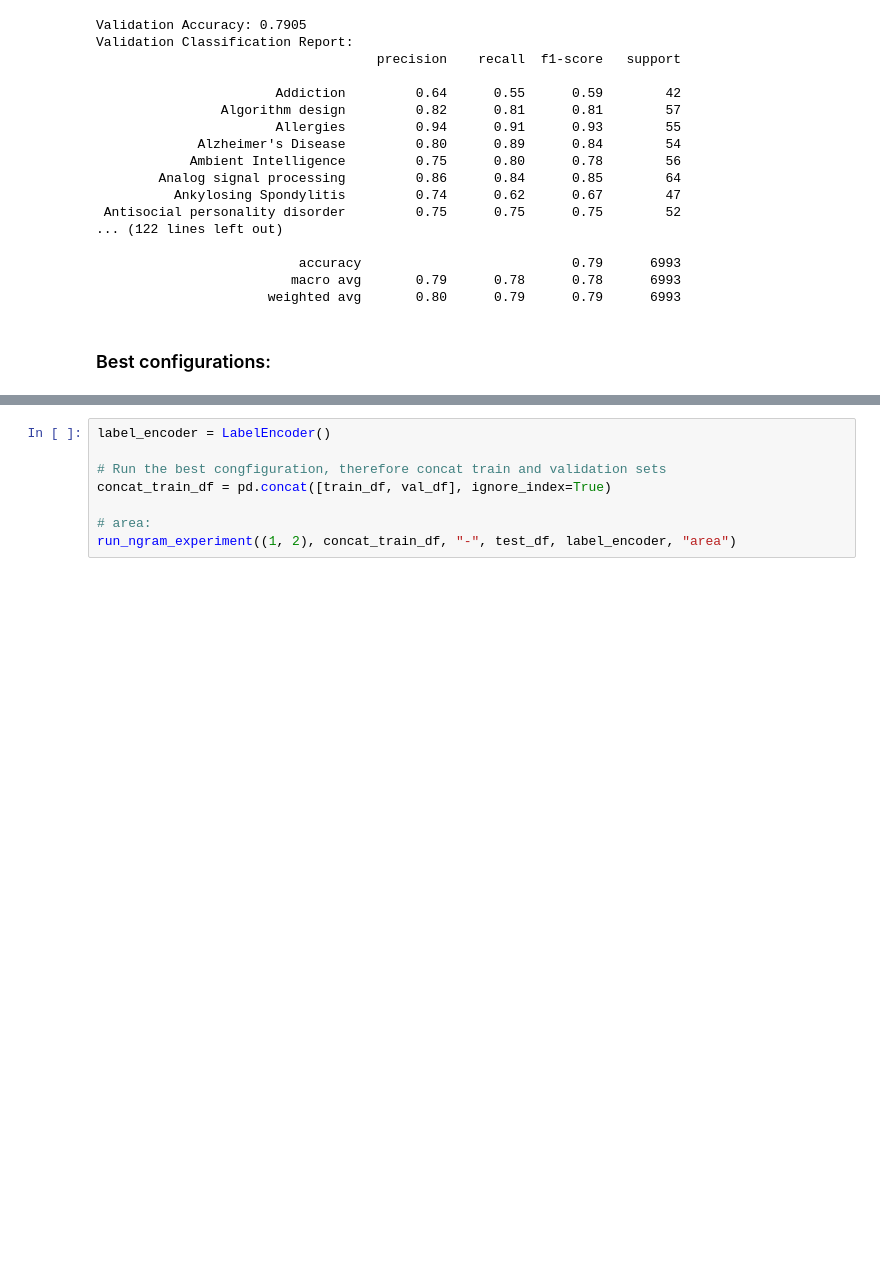
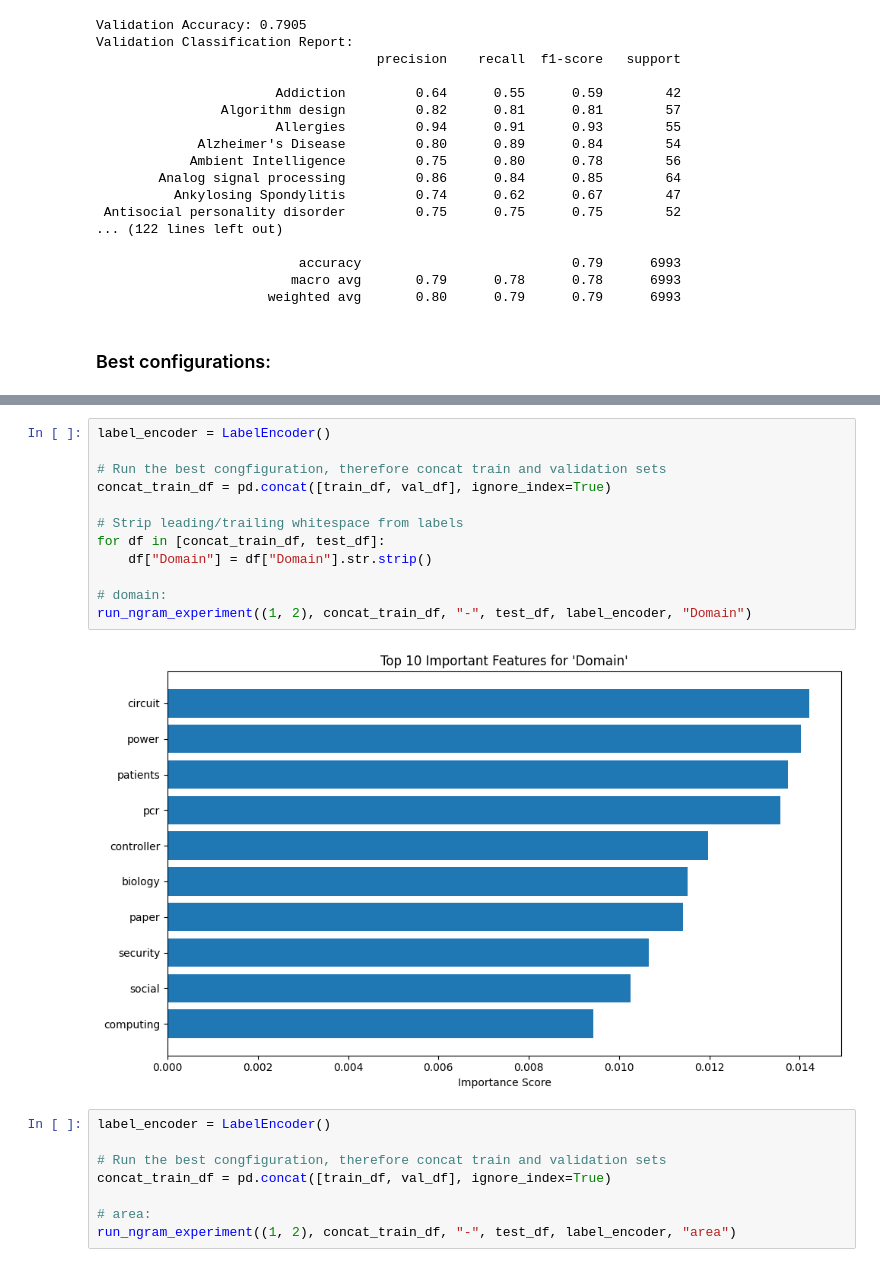
Before and after one commit to ShirBernBGU/Big-Data-Abstracts-Classification, a Jupyter notebook: models/training_tf_idf.ipynb, the cells around one changed output, grey strips where cells are left out. Cells and saved outputs as stored; diff of their text form; blank space fills up the shorter version.

```diff
--- a/models/training_tf_idf.ipynb
+++ b/models/training_tf_idf.ipynb
@@ -297,3 +341,17 @@ Parameters: { "use_label_encoder" } are not used.
+# %%
+label_encoder = LabelEncoder()
+
+# Run the best congfiguration, therefore concat train and validation sets
+concat_train_df = pd.concat([train_df, val_df], ignore_index=True)
+
+# Strip leading/trailing whitespace from labels
+for df in [concat_train_df, test_df]:
+    df["Domain"] = df["Domain"].str.strip()
+
+# domain:
+run_ngram_experiment((1, 2), concat_train_df, "-", test_df, label_encoder, "Domain")
+# %% [output]
+[figure, added]
 # %%
 label_encoder = LabelEncoder()
 
```
Also changed, not shown: parts of 16 cells of this notebook.
